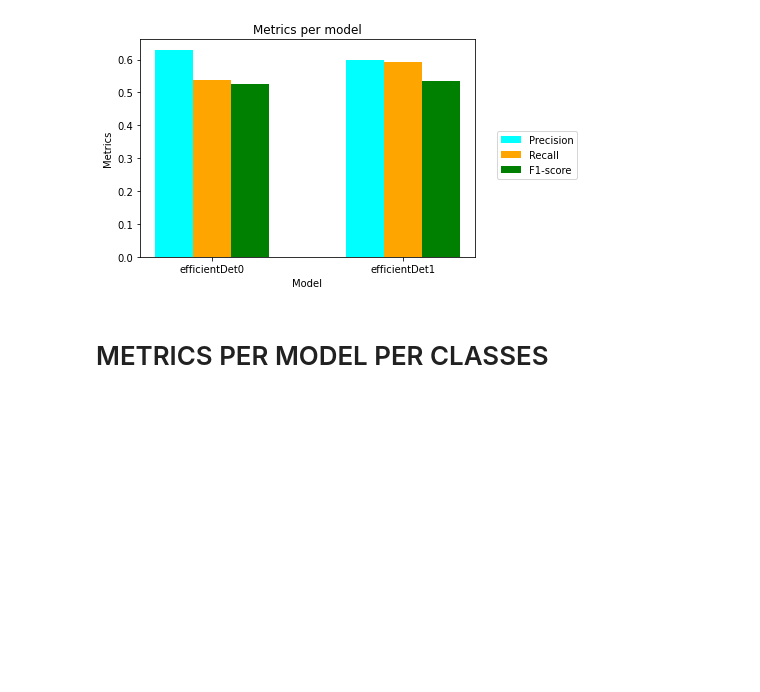
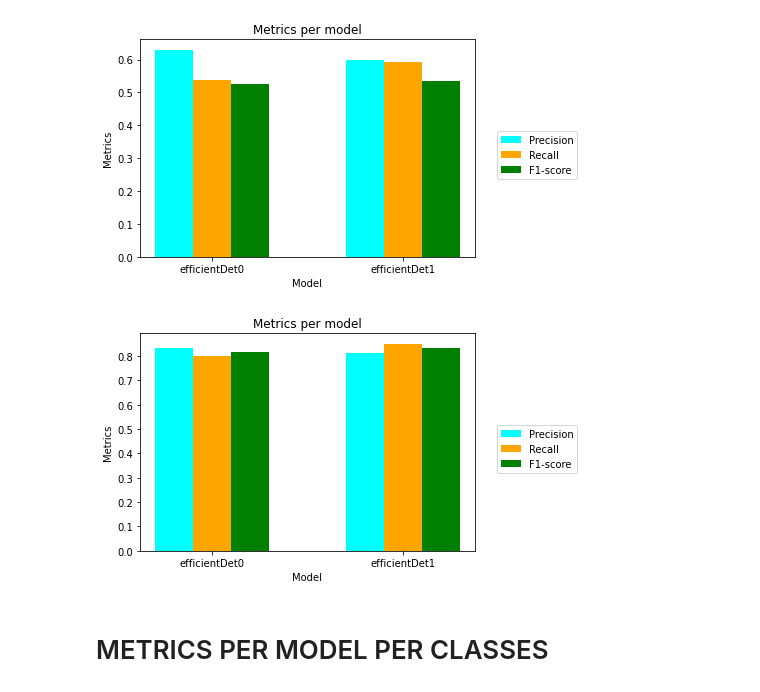
Before and after one commit to deva-sou/OrnithoScope_tflite, a Jupyter notebook: notebooks/model_plotting/global_accuracy_comparaison.ipynb, the cells around one changed output. Drawn from its saved outputs; the diff is of its cells as text; code cells hidden in the pictures; blank space fills up the shorter version.

Commit message:
adding methods for metrics calculations

```diff
--- a/notebooks/model_plotting/global_accuracy_comparaison.ipynb
+++ b/notebooks/model_plotting/global_accuracy_comparaison.ipynb
@@ -13,6 +13,8 @@ import copy
 # %%
 efficientDet0_global = {'p':0.63, 'r':0.538, 'f': 0.526}
 efficientDet1_global = {'p':0.6, 'r':0.594, 'f': 0.535}
+efficientDet0_global_pondere = {'p':0.835,'r':0.802,'f': 0.818}
+efficientDet1_global_pondere = {'p':0.814, 'r':0.851, 'f':0.832}
 # %%
 def plot_global_metrics(list_res):
     labels = []
@@ -40,6 +42,10 @@ def plot_global_metrics(list_res):
 plot_global_metrics([efficientDet0_global,efficientDet1_global])
 # %% [output]
 [figure]
+# %%
+plot_global_metrics([efficientDet0_global_pondere,efficientDet1_global_pondere])
+# %% [output]
+[figure, added]
 # %% [markdown]
 # METRICS PER MODEL PER CLASSES
 # %%
```
Also changed, not shown: 7 other files.
